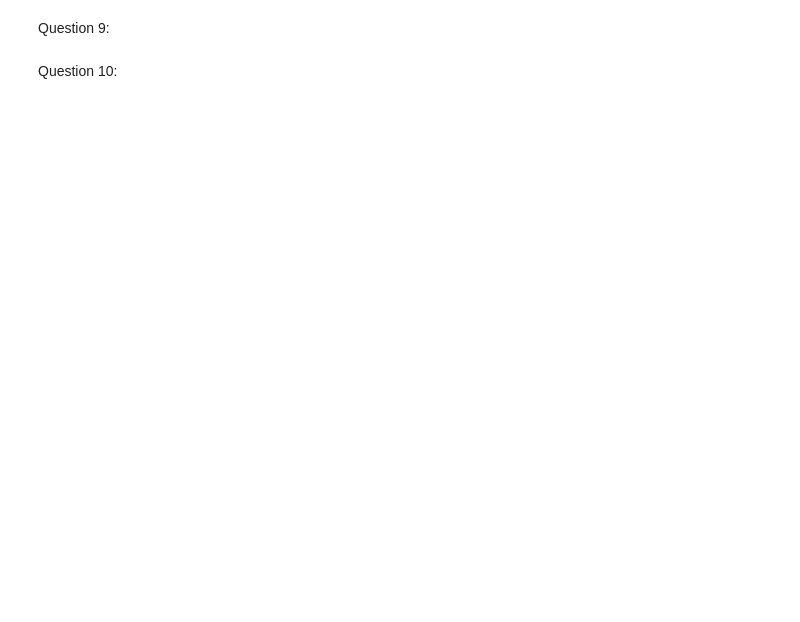
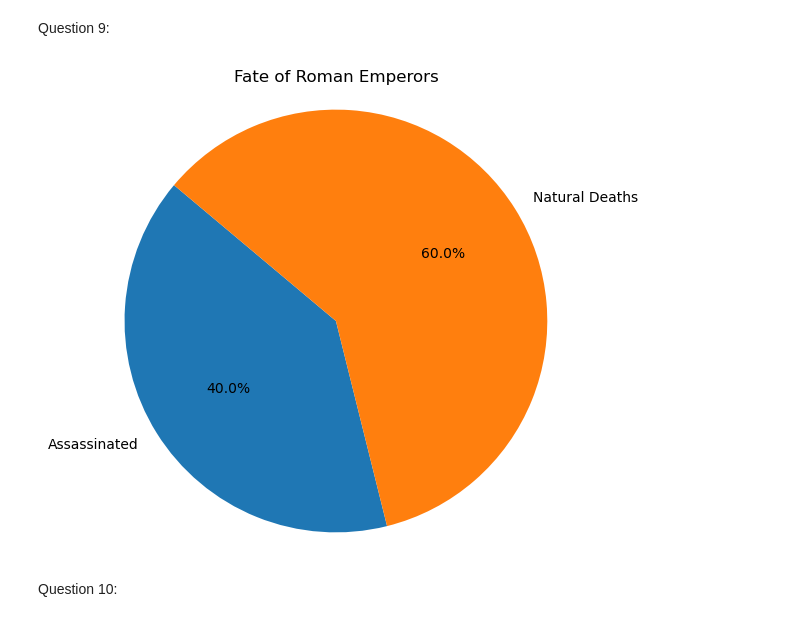
Before and after one commit to bobalaluGC/Babatunde.Obalalu.BDAT1004PS3, a Jupyter notebook: Babatunde.Obalalu.BDAT1004PS3.ipynb, the cells around one changed output. Saved outputs shown, nothing was run; the diff lists cells and outputs as text; code cells hidden in the pictures; blank space fills up the shorter version.

```diff
--- a/Babatunde.Obalalu.BDAT1004PS3.ipynb
+++ b/Babatunde.Obalalu.BDAT1004PS3.ipynb
@@ -169,4 +384,28 @@ Question 8:
 # %% [markdown]
 Question 9:
+# %%
+# Import libraries
+import matplotlib.pyplot as plt
+
+# Define categories and percentages (replace with your data if you have any)
+categories = ['Assassinated', 'Natural Deaths']
+
+# Assuming 40% assassinated emperors (low confidence data)
+percentages = [40, 60]
+
+# Create pie chart
+plt.figure(figsize = (6, 6))  # Set figure size
+plt.pie(percentages, labels=categories, autopct = '%1.1f%%', startangle = 140)
+
+# Equal aspect ratio ensures a circular pie chart
+plt.axis('equal')
+
+# Add title
+plt.title('Fate of Roman Emperors')
+
+# Show plot
+plt.show()
+# %% [output]
+[figure, added]
 # %% [markdown]
 Question 10:
```
Also changed, not shown: parts of 8 cells of this notebook.
